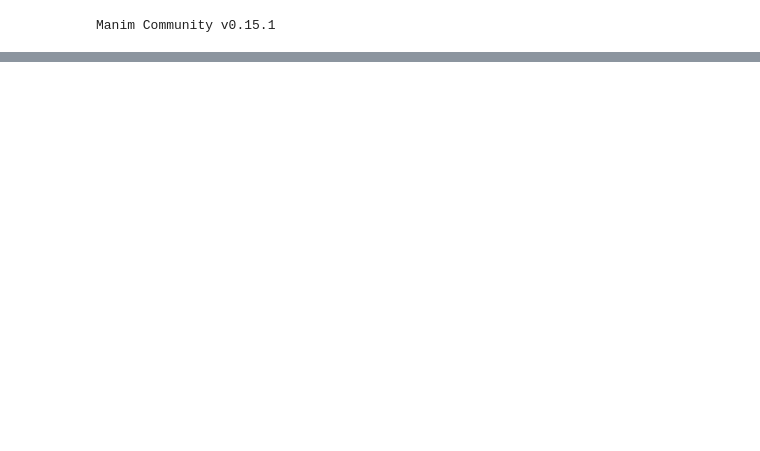
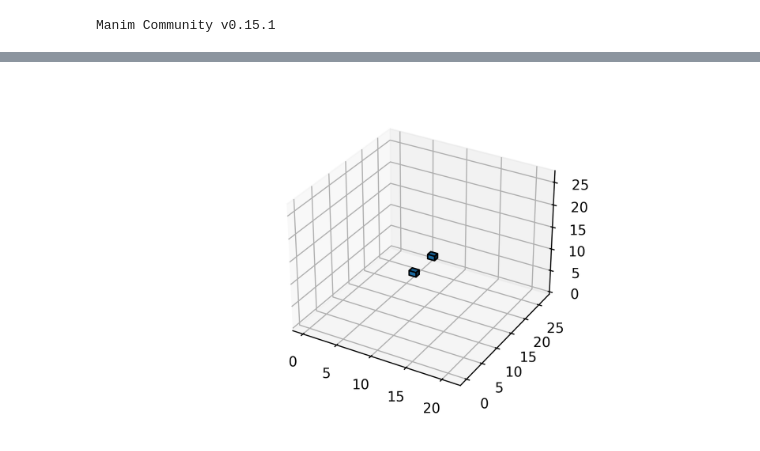
Before and after one commit to zavden/mce-inter, a Jupyter notebook: docs/source/CHP_9.ipynb, the cells around one changed output, grey strips where cells are left out. Drawn from its saved outputs; the diff is of its cells as text; code cells hidden in the pictures; blank space fills up the shorter version.

```diff
--- a/docs/source/CHP_9.ipynb
+++ b/docs/source/CHP_9.ipynb
@@ -37,0 +53,24 @@ class Example(Scene):
+# %%
+class Example(Scene):
+    def construct(self):
+        x_values = np.linspace(0, 30, 200)
+        amp_start = 0.5
+        amp_end   = 1
+        dt_start = 0
+        dt_end   = PI
+        amplitude_tr = ValueTracker(amp_start)
+        dt_tr = ValueTracker(dt_start)
+        image = get_image_from_plt(amp_start, x_values, dt_start)
+        self.add(image)
+
+        image.add_updater(
+            lambda mob: mob.become(
+                get_image_from_plt(amplitude_tr.get_value(), x_values, dt_tr.get_value())
+            )
+        )
+
+        self.play(dt_tr.animate.set_value(dt_end), run_time=3)
+        self.play(amplitude_tr.animate.set_value(amp_end), run_time=3)
+        self.wait()
+
+%manim $_RV
@@ -37,0 +79,20 @@ class Example(Scene):
+# %%
+plt.rcParams['figure.dpi'] = 300
+
+class Example(Scene):
+    def construct(self):
+        self.camera.background_color= WHITE
+        fig = plt.figure()
+        ax = fig.add_subplot(projection='3d')
+        x = np.full((21,27,27), 0)
+        x[10,10,10] = 1
+        x[10,16,10] = 1
+        ax.voxels(x, edgecolor='k')
+        fig.canvas.draw()
+        buf = fig.canvas.buffer_rgba()
+        img = ImageMobject(buf).scale(1)
+        plt.close(fig)
+        self.add(img)
+%manim $_RI
+# %% [output]
+[figure, added]
```
Also changed, not shown: parts of 15 cells of this notebook, 38 other files.
